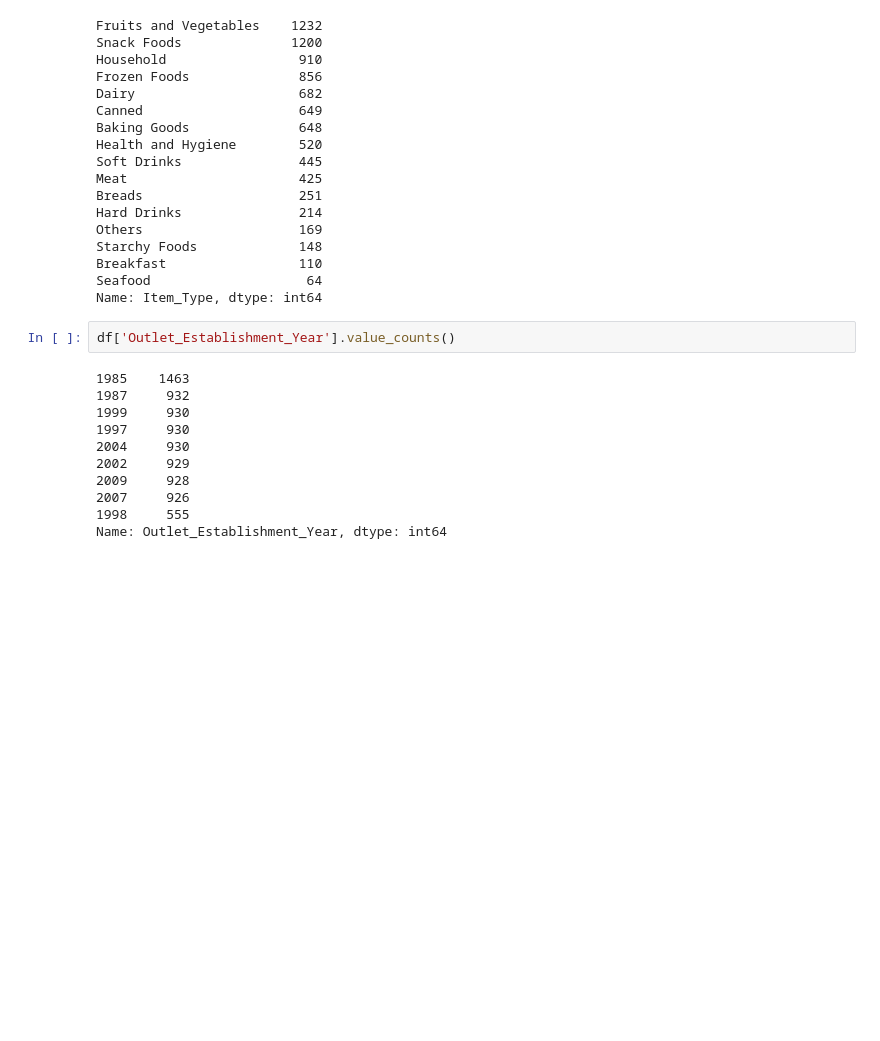
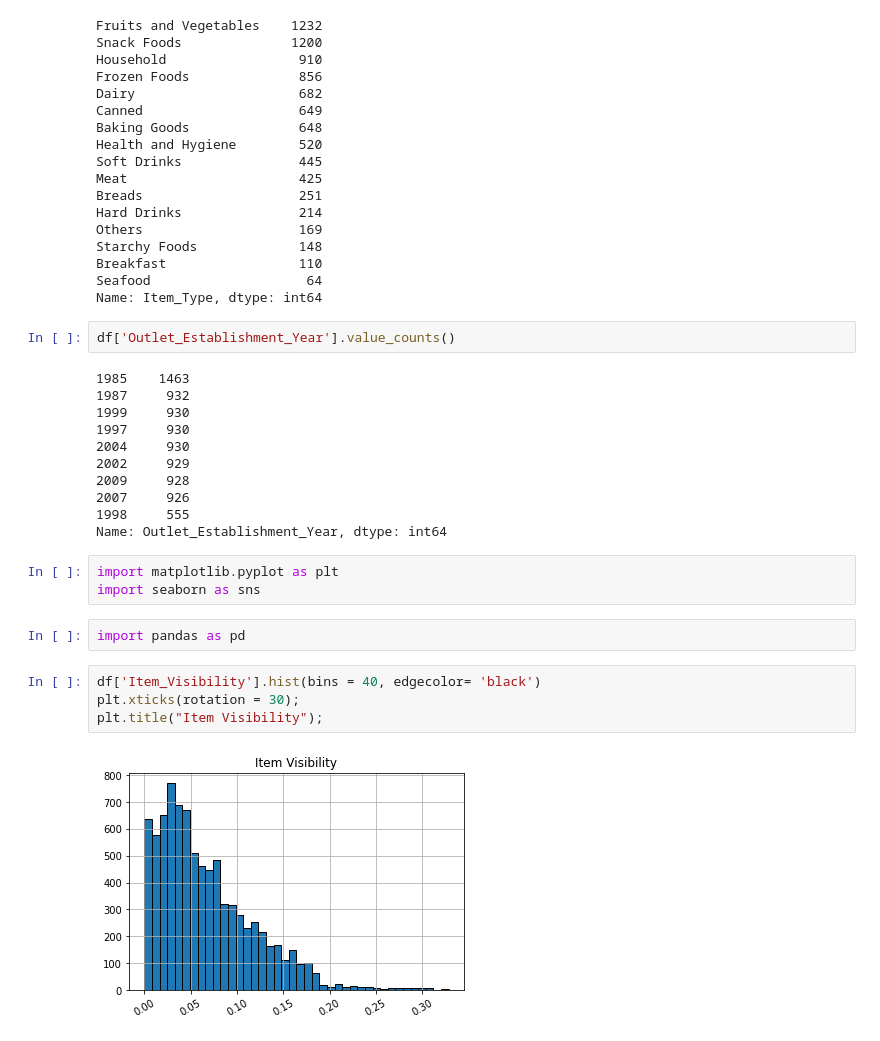
Before and after one commit to burlharlin/sales-predictions, a Jupyter notebook: sales_prediction.ipynb, the cells around one changed output. Saved outputs shown, nothing was run; the diff lists cells and outputs as text; blank space fills up the shorter version.

```diff
--- a/sales_prediction.ipynb
+++ b/sales_prediction.ipynb
@@ -201,3 +203,14 @@ df['Outlet_Establishment_Year'].value_counts()
 2007     926
 1998     555
 Name: Outlet_Establishment_Year, dtype: int64
+# %%
+import matplotlib.pyplot as plt
+import seaborn as sns
+# %%
+import pandas as pd
+# %%
+df['Item_Visibility'].hist(bins = 40, edgecolor= 'black')
+plt.xticks(rotation = 30);
+plt.title("Item Visibility");
+# %% [output]
+[figure, added]
```
Also changed, not shown: parts of 17 cells of this notebook.
